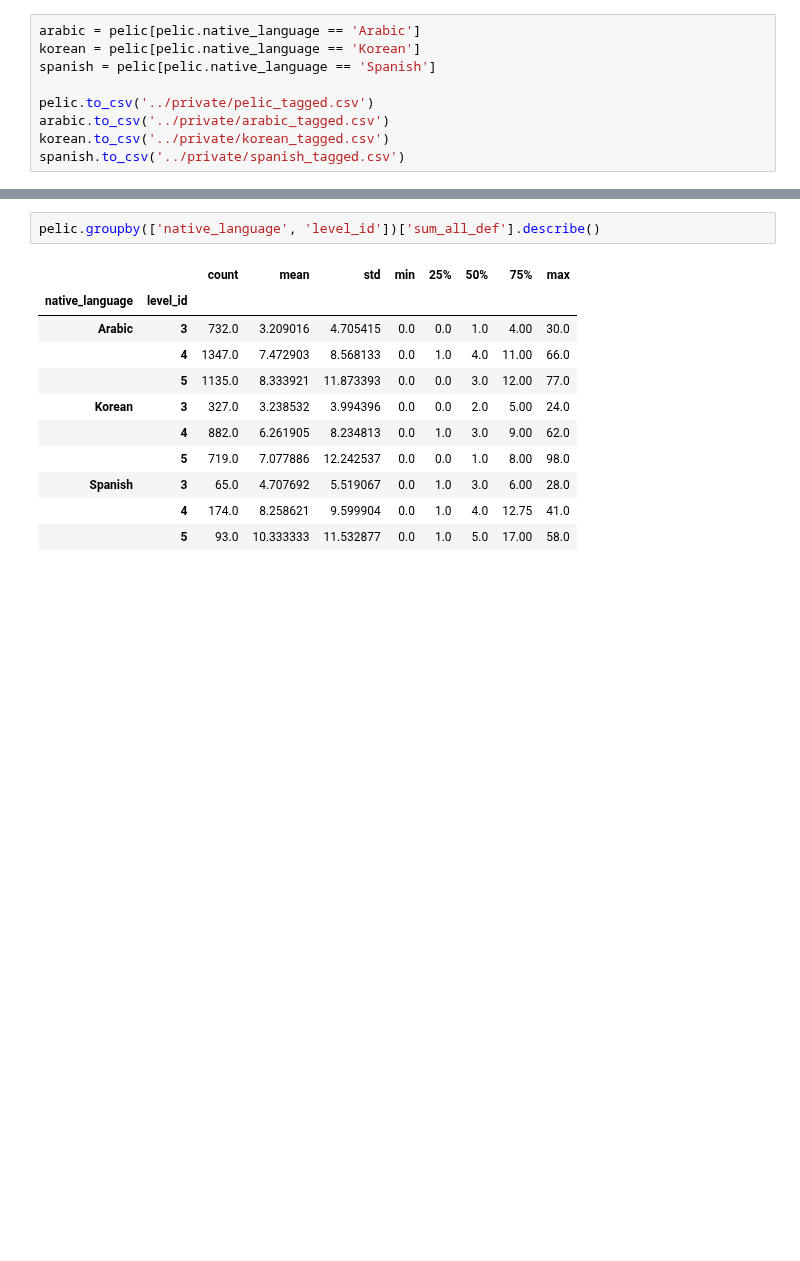
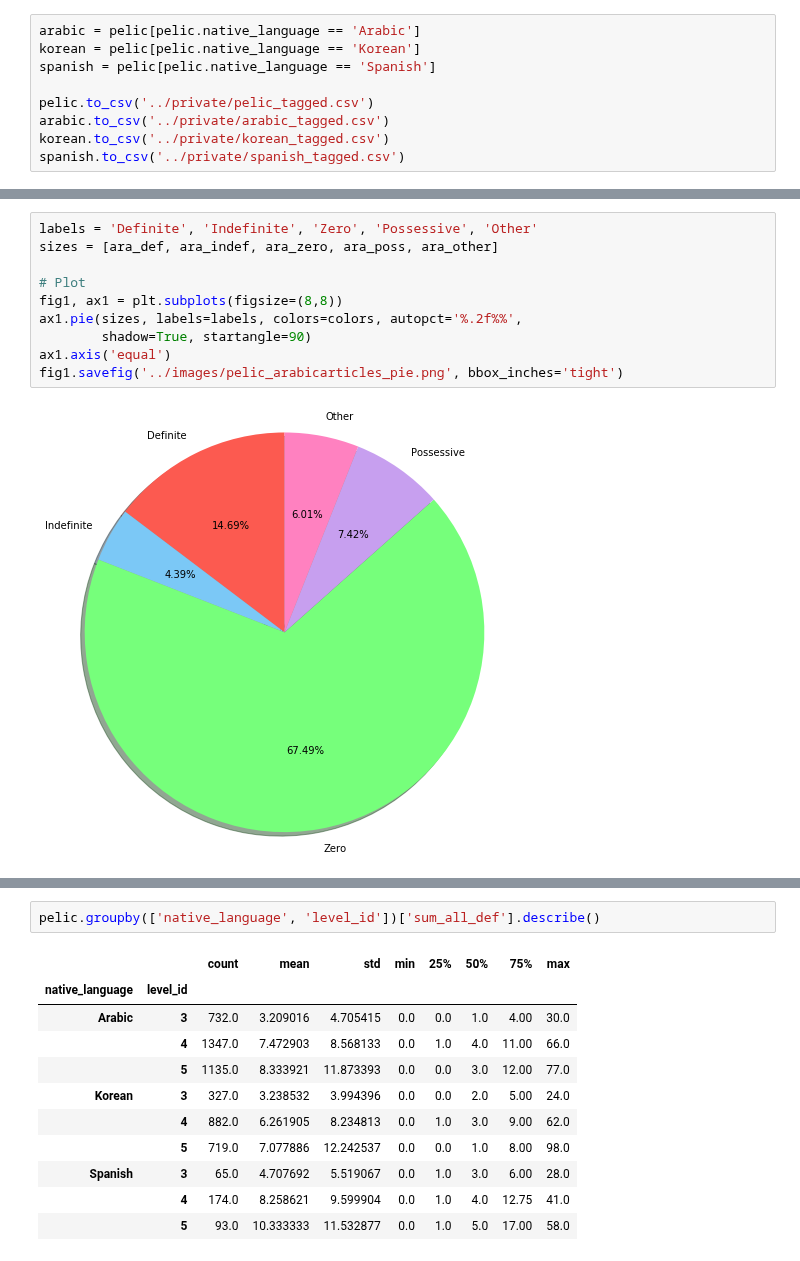
Before and after one commit to Data-Science-for-Linguists-2019/ESL-Article-Acquisition, a Jupyter notebook: analysis/quantitative_analysis.ipynb, the cells around one changed output, grey strips where cells are left out. Drawn from its saved outputs; the diff is of its cells as text; blank space fills up the shorter version.

```diff
--- a/analysis/quantitative_analysis.ipynb
+++ b/analysis/quantitative_analysis.ipynb
@@ -923,0 +811,12 @@ spanish.to_csv('../private/spanish_tagged.csv')
+# %%
+labels = 'Definite', 'Indefinite', 'Zero', 'Possessive', 'Other'
+sizes = [ara_def, ara_indef, ara_zero, ara_poss, ara_other]
+
+# Plot
+fig1, ax1 = plt.subplots(figsize=(8,8))
+ax1.pie(sizes, labels=labels, colors=colors, autopct='%.2f%%',
+        shadow=True, startangle=90)
+ax1.axis('equal')
+fig1.savefig('../images/pelic_arabicarticles_pie.png', bbox_inches='tight')
+# %% [output]
+[figure, added]
```
Also changed, not shown: parts of 160 cells of this notebook, 13 other files.
